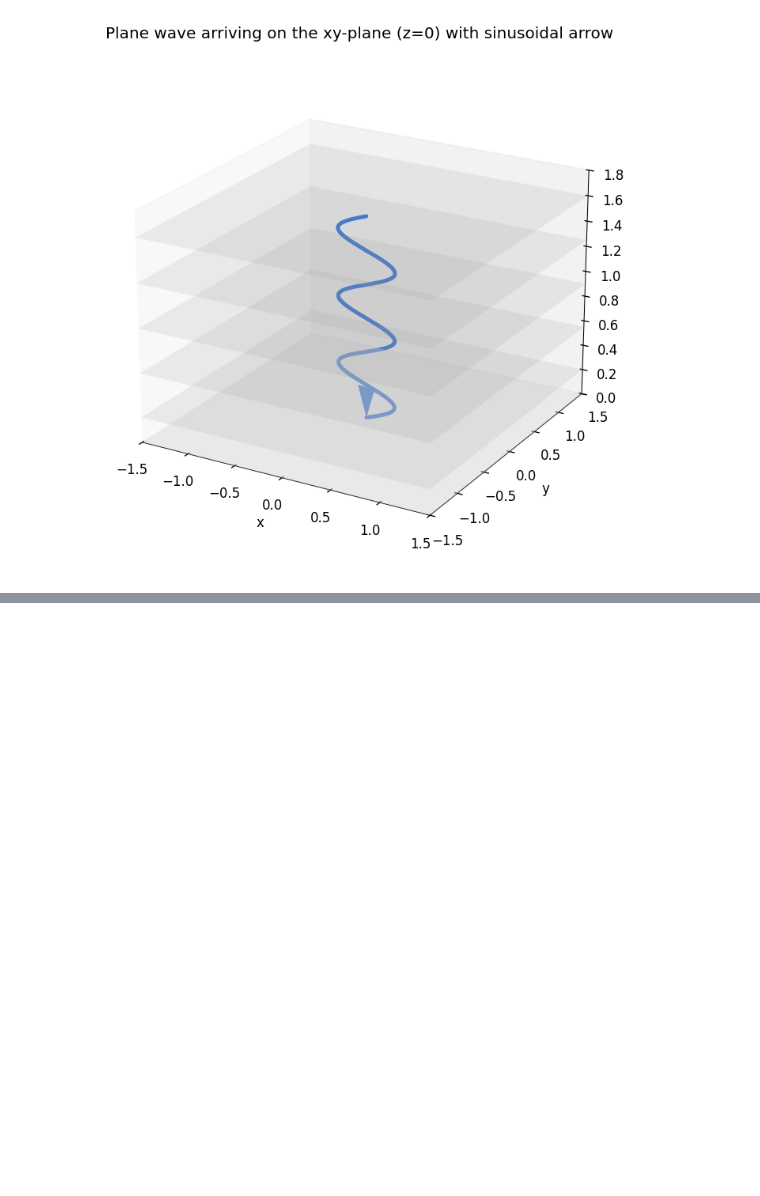
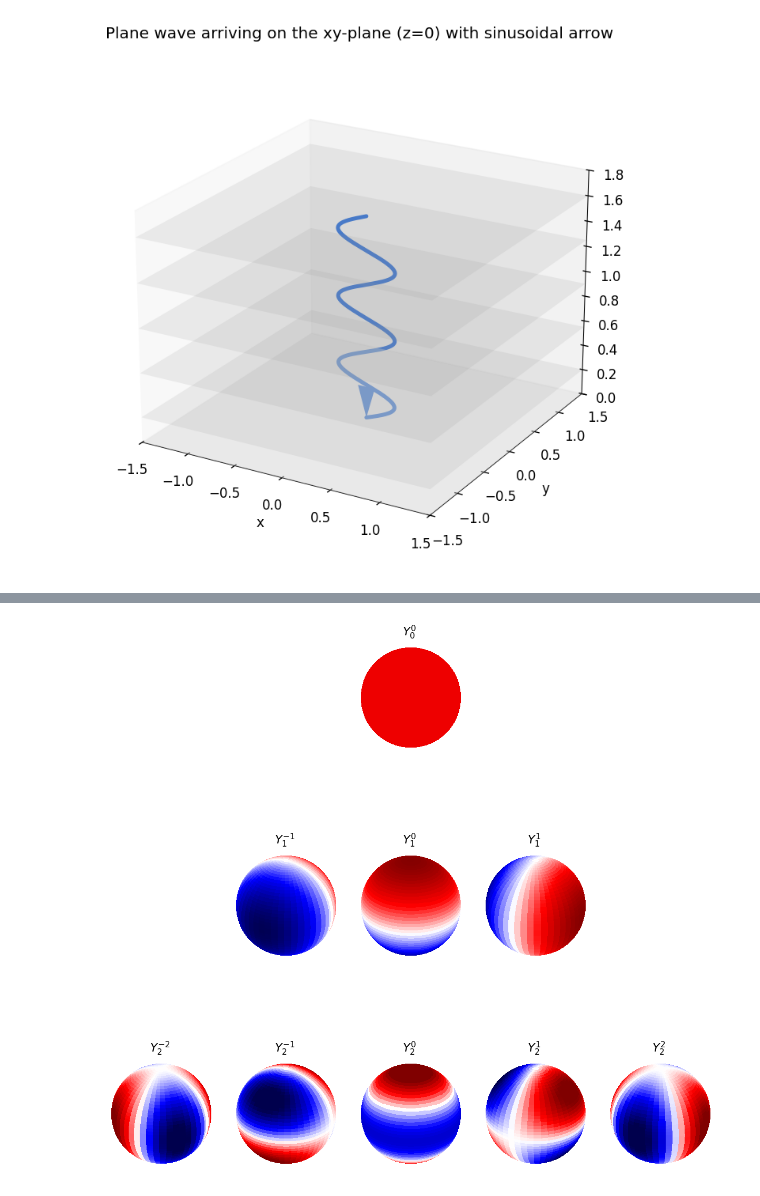
Before and after one commit to UnilK/dippa, a Jupyter notebook: signalAnalysis/random_plots.ipynb, the cells around one changed output, grey strips where cells are left out. Cells and saved outputs as stored; diff of their text form; code cells hidden in the pictures; blank space fills up the shorter version.

```diff
--- a/signalAnalysis/random_plots.ipynb
+++ b/signalAnalysis/random_plots.ipynb
@@ -176,0 +245,95 @@ plt.show()
+# %%
+import numpy as np
+import matplotlib.pyplot as plt
+from matplotlib import cm, colors
+from scipy.special import lpmv, factorial, legendre
+
+N = 100
+
+def sph_harm(n, m, azi, zeni):
+
+    azi = np.array(azi).flatten()
+    zeni = np.array(zeni).flatten()
+
+    if azi.ndim != zeni.ndim:
+        raise ValueError('azi and ele must be of the same dimension')
+
+    mabs = np.abs(m)
+
+    # Azimuthal part
+
+    azi_part = 1
+    if m < 0:
+        azi_part = np.sqrt(2)*np.sin(mabs*azi)
+    elif m > 0:
+        azi_part = np.sqrt(2)*np.cos(mabs*azi)
+
+    # Zenithal part (associated Legendre polynomials) - remember to choose which convention to use regarding the Condon-Shortley phase
+    zeni_part = lpmv(mabs, n, np.cos(zeni)) * ((-1.0)**mabs)
+
+    # Normalization term
+    norm_part = np.sqrt((2*n+1)/(4*np.pi)*factorial(n-mabs)/factorial(n+mabs))
+
+    return (azi_part*zeni_part*norm_part).reshape((N, N))
+
+# Max degree
+Lmax = 2
+
+# Angular grid
+theta = np.linspace(0, np.pi, N)      # polar angle
+phi = np.linspace(0, 2 * np.pi, N)    # azimuthal angle
+theta, phi = np.meshgrid(theta, phi)
+
+# Figure
+fig = plt.figure(figsize=(12, 12))
+nrows = Lmax + 1
+ncols = 2 * Lmax + 1
+
+# Colormap normalization for signed real part
+norm = colors.Normalize(vmin=-0.5, vmax=0.5)
+
+for l in range(Lmax + 1):
+    for m in range(-l, l + 1):
+        # Place each (l,m) in a centered pyramid layout
+        col = m + Lmax + 1
+        row = l + 1
+        ax = fig.add_subplot(nrows, ncols, (row - 1) * ncols + col, projection='3d')
+
+        # Complex spherical harmonic Y_l^m(phi, theta)
+        Y = sph_harm(l, m, phi, theta)
+
+        # Use the real part for visualization
+        R = np.real(Y)
+
+        # Radius = magnitude of the real part
+        r = np.abs(R)
+
+        # Spherical -> Cartesian
+        x = np.sin(theta) * np.cos(phi)
+        y = np.sin(theta) * np.sin(phi)
+        z = np.cos(theta)
+
+        # Color by signed value
+        facecolors = cm.seismic(norm(R))
+
+        ax.plot_surface(
+            x, y, z,
+            rstride=2, cstride=2,
+            facecolors=facecolors,
+            linewidth=0, antialiased=False, shade=False
+        )
+
+        ax.set_title(f"$Y_{{{l}}}^{{{m}}}$", pad=2, fontsize=16)
+        ax.set_axis_off()
+        ax.set_box_aspect((1, 1, 1))
+
+        # Consistent axis limits
+        lim = 0.7
+        ax.set_xlim(-lim, lim)
+        ax.set_ylim(-lim, lim)
+        ax.set_zlim(-lim, lim)
+
+plt.tight_layout()
+plt.show()
+# %% [output]
+[figure, added]
```
Also changed, not shown: parts of 2 cells of this notebook, 11 other files.
